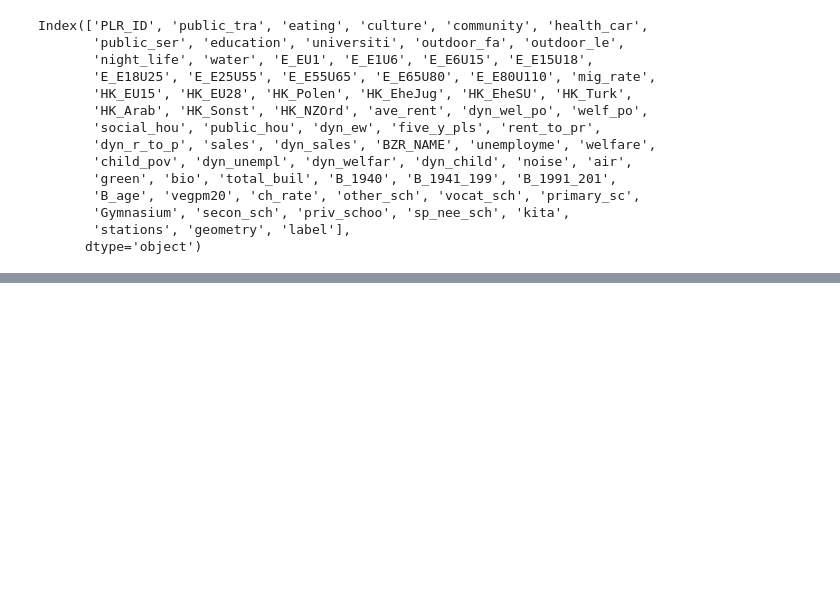
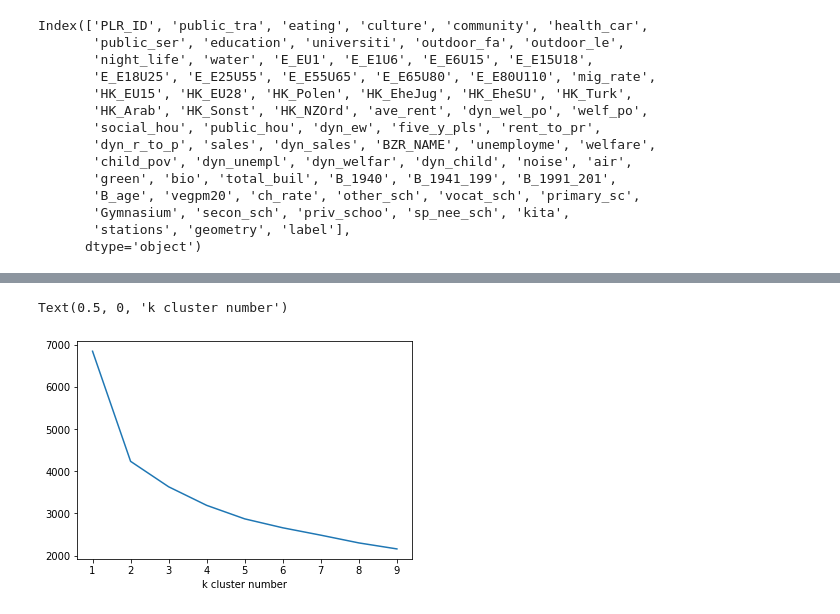
Before and after one commit to Safiaaaaa/YouthInTheCity, a Jupyter notebook: notebooks/maciek-models-from-specific-dataframes.ipynb, the cells around one changed output, grey strips where cells are left out. Saved outputs shown, nothing was run; the diff lists cells and outputs as text; code cells hidden in the pictures; blank space fills up the shorter version.

```diff
--- a/notebooks/maciek-models-from-specific-dataframes.ipynb
+++ b/notebooks/maciek-models-from-specific-dataframes.ipynb
@@ -257,3 +133,16 @@ plt.show()
+# %%
+inertias = []
+ks = range(1,10)
+
+for k in ks:
+    km_test = KMeans(n_clusters=k).fit(clustering_df[infrastructure])
+    inertias.append(km_test.inertia_)
+
+plt.plot(ks, inertias)
+plt.xlabel('k cluster number')
+# %% [output]
+Text(0.5, 0, 'k cluster number')
+[figure, added]
 # %%
 # Group table by cluster label, keep the variables used
 # for clustering, and obtain their mean
```
Also changed, not shown: parts of 32 cells of this notebook, 3 other files.
